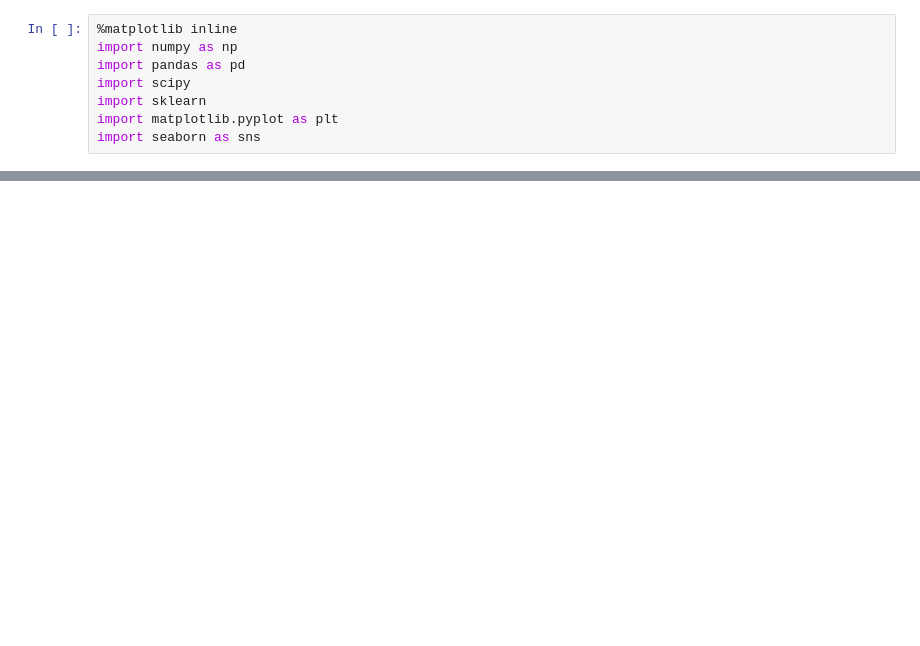
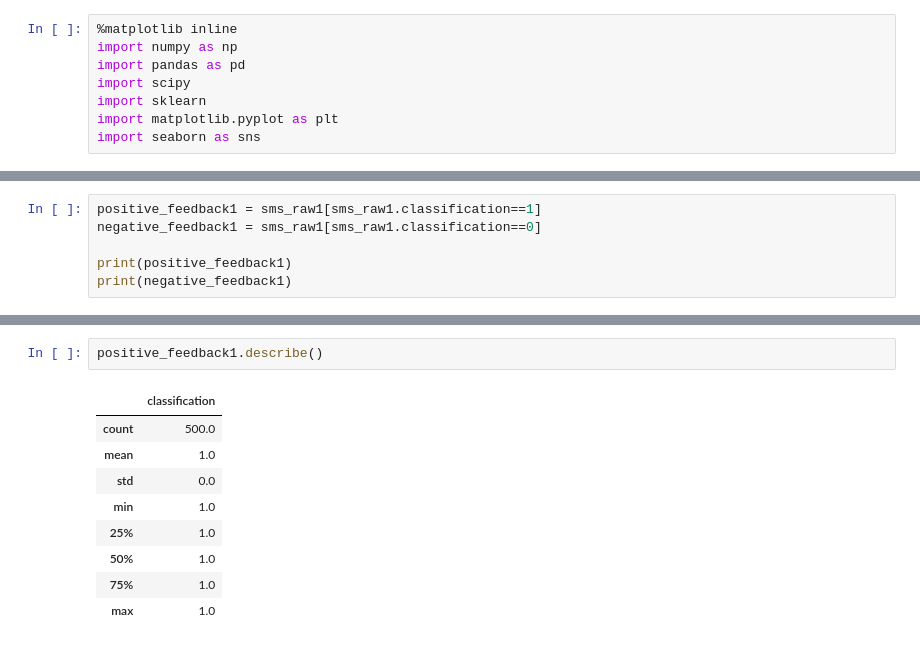
Before and after one commit to Kingbigtiger/class-studies, a Jupyter notebook: Unit 2.2.7 Feedback Analysis drill.ipynb, the cells around one changed output, grey strips where cells are left out. Cells and saved outputs as stored; diff of their text form; blank space fills up the shorter version.

```diff
--- a/Unit 2.2.7 Feedback Analysis drill.ipynb
+++ b/Unit 2.2.7 Feedback Analysis drill.ipynb
@@ -29,0 +110,6 @@ AttributeError: 'DataFrame' object has no attribute 'message'
+# %%
+positive_feedback1 = sms_raw1[sms_raw1.classification==1]
+negative_feedback1 = sms_raw1[sms_raw1.classification==0]
+
+print(positive_feedback1)
+print(negative_feedback1)
@@ -29,0 +134,12 @@ AttributeError: 'DataFrame' object has no attribute 'message'
+# %%
+positive_feedback1.describe()
+# %% [output]
+|  | classification |
+| count | 500.0 |
+| mean | 1.0 |
+| std | 0.0 |
+| min | 1.0 |
+| 25% | 1.0 |
+| 50% | 1.0 |
+| 75% | 1.0 |
+| max | 1.0 |
```
Also changed, not shown: parts of 11 cells of this notebook.
